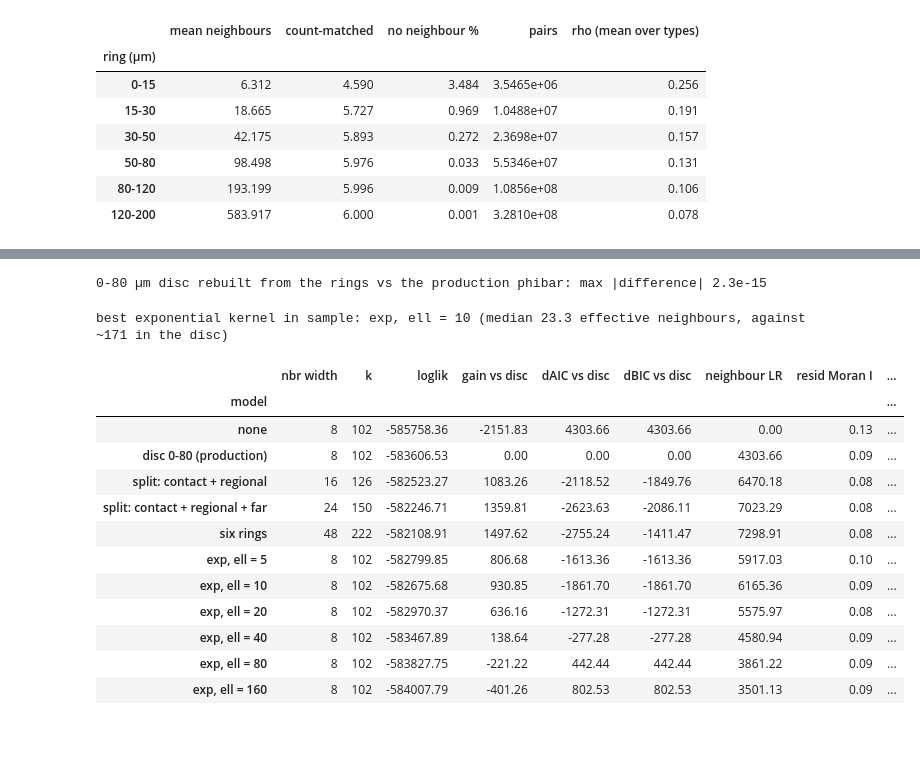
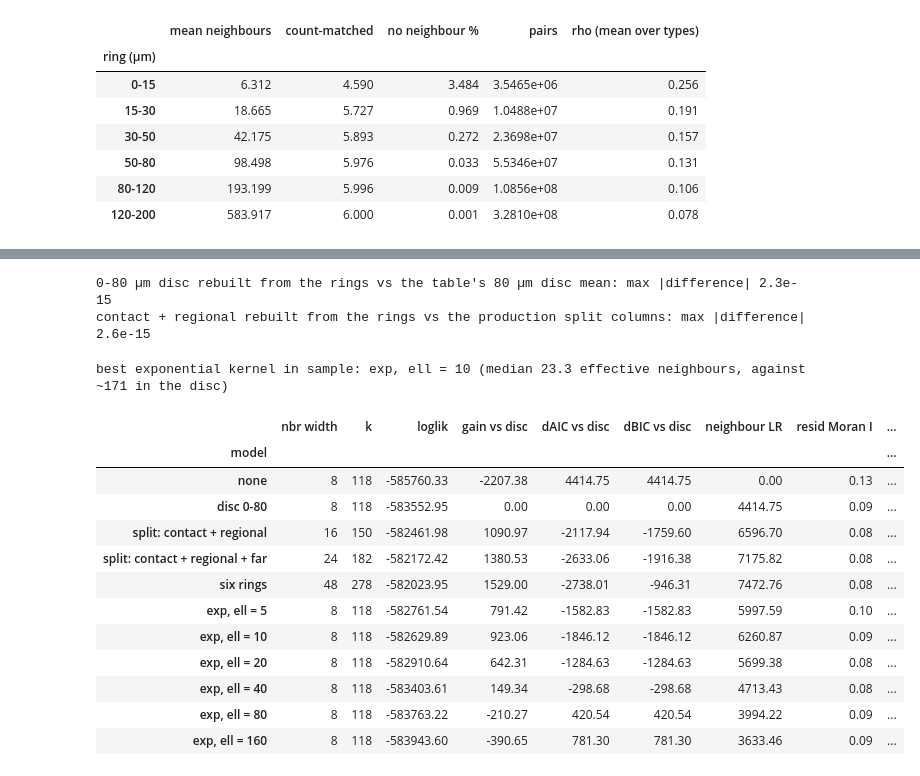
Before and after one commit to lachy01/Spatio-Temporal-Tissue-Dynamics, a Jupyter notebook: notebooks/nb_baseline.ipynb, the cells around one changed output, grey strips where cells are left out. Drawn from its saved outputs; the diff is of its cells as text; code cells hidden in the pictures; blank space fills up the shorter version.

```diff
--- a/notebooks/nb_baseline.ipynb
+++ b/notebooks/nb_baseline.ipynb
@@ -916,18 +936,19 @@ ring_bar = {}
 for r, lab in enumerate(ring_lab):
     for kind, S, Cn in (("naive", ann["sum"], ann["count"]), ("matched", ann["sum_matched"], ann["count_matched"])):
         ring_bar[(kind, lab)] = S[r][A] / Cn[r][A][:, None]
-DA = nbb.subset(D, A)
-ann_fit = {"none": nbb.cached("ann_nonbr", lambda: nbb.fit(nbb.subset(D, A, nbr=np.zeros_like(DA["nbr"])),
+prod_bar = disc_all[A]                    # the 80 um disc mean, the annulus set's reference
+DA = nbb.subset(D, A)                     # the production design (contact/regional split) on that set
+ann_fit = {"none": nbb.cached("ann_nonbr", lambda: nbb.fit(nbb.subset(D, A, nbr=np.zeros((len(A), 8))),
                                                            init=base_fit["params"], say=print, **BASE, **PEN)),
-           "disc 0-80": nbb.cached("ann_disc80", lambda: nbb.fit(DA, init=base_fit["params"], say=print, **BASE, **PEN))}
+           "disc 0-80": nbb.cached("ann_disc80", lambda: nbb.fit(nbb.subset(D, A, nbr=ring_proj(prod_bar)),
+                                                                 init=base_fit["params"], say=print, **BASE, **PEN))}
 for (kind, lab), Pb in ring_bar.items():
     ann_fit[(kind, lab)] = nbb.cached(f"ann_{kind}_{lab}", lambda Pb=Pb: nbb.fit(
-        nbb.subset(D, A, nbr=nbb.project_nbr(Pb, basis)), init=base_fit["params"], say=print, **BASE, **PEN))
+        nbb.subset(D, A, nbr=ring_proj(Pb)), init=base_fit["params"], say=print, **BASE, **PEN))
 # %%
-prod_bar = df[[f"nbr_phi_{j:02d}" for j in range(len(TYPES))]].to_numpy()[A]
 def ring_effects(f, Pb):
-    proj = nbb.project_nbr(Pb, basis); sdp = proj.std(0); sdt = Pb.std(0)
-    vt, Ct = nbb.estimate(f, "c", basis.Q_nbr)
+    proj = ring_proj(Pb); sdp = proj.std(0); sdt = Pb.std(0)
+    vt, Ct = nbb.estimate(f, "c", Q_RING)
     vp, Cp = nbb.estimate(f, "c")
     U, V = f["params"]["U"], f["params"]["V"]
     sig = np.linalg.svd(U @ V.T * sdp[None, :], compute_uv=False)
@@ -949,7 +970,7 @@ for kind in ("naive", "matched"):
                               "dim": f"q{d + 1}", "c": e["cproj"][d], "se": e["cproj_se"][d],
                               "rho_pair": ann["rho"][r, len(TYPES) + d]})
 ed = ring_effects(ann_fit["disc 0-80"], prod_bar)
-summ.append({"version": "production", "ring": "disc 0-80", "mean |beta|": np.abs(ed["beta"]).mean(),
+summ.append({"version": "reference", "ring": "disc 0-80", "mean |beta|": np.abs(ed["beta"]).mean(),
              "||beta||": np.linalg.norm(ed["beta"]), "sigma1(B) per SD": ed["sigma1_B"],
              "neighbour-block LR": 2 * (ann_fit["disc 0-80"]["loglik"] - ll0), "rho": np.nan,
              "converged": ann_fit["disc 0-80"]["info"]["converged"]})
@@ -1101,7 +1128,7 @@ def ring_mean(rs):
     S = sum(ann["sum"][r] for r in rs)[A]; Cn = sum(ann["count"][r] for r in rs)[A]
     return S / Cn[:, None]
 
-print(f"0-80 µm disc rebuilt from the rings vs the production phibar: max |difference| "
+print(f"0-80 µm disc rebuilt from the rings vs the table's 80 µm disc mean: max |difference| "
       f"{np.abs(ring_mean([0, 1, 2, 3]) - prod_bar).max():.1e}")
 BLOCKS = {"contact": ring_mean([0]), "regional": ring_mean([1, 2, 3]), "far": ring_mean([4, 5])}
 ELLS = (5.0, 10.0, 20.0, 40.0, 80.0, 160.0)
@@ -1109,55 +1136,63 @@ kern = nbb.cached("kernel_means", lambda: nbb.kernel_means(pxy, P, focal, ELLS))
 K_BAR = {ell: (kern["sum"][e] / kern["W"][e][:, None])[A] for e, ell in enumerate(ELLS)}
 neff = {ell: float(np.median((kern["W"][e] ** 2 / kern["W2"][e])[A])) for e, ell in enumerate(ELLS)}
 
-NBR = {"split: contact + regional": nbb.stack_nbr([BLOCKS["contact"], BLOCKS["regional"]], basis),
-       "split: contact + regional + far": nbb.stack_nbr([BLOCKS["contact"], BLOCKS["regional"],
-                                                         BLOCKS["far"]], basis),
-       "six rings": nbb.stack_nbr([ring_mean([r]) for r in range(6)], basis)}
+prod_split = np.hstack([df[[f"{pre}{j:02d}" for j in range(len(TYPES))]].to_numpy(float)[A]
+                        for pre in ("nbrc_phi_", "nbrr_phi_")])
+print(f"contact + regional rebuilt from the rings vs the production split columns: max |difference| "
+      f"{np.abs(np.hstack([BLOCKS['contact'], BLOCKS['regional']]) - prod_split).max():.1e}")
+DISC, SPLIT = "disc 0-80", "split: contact + regional"
+NBR, NBRQ = {}, {}
+for name, blocks in ((DISC, [prod_bar]), (SPLIT, [BLOCKS["contact"], BLOCKS["regional"]]),
+                     ("split: contact + regional + far", [BLOCKS["contact"], BLOCKS["regional"], BLOCKS["far"]]),
+                     ("six rings", [ring_mean([r]) for r in range(6)])):
+    NBR[name], NBRQ[name] = nbb.stack_nbr(blocks, basis, return_q=True)
 for ell in ELLS:
-    NBR[f"exp, ell = {ell:.0f}"] = nbb.project_nbr(K_BAR[ell], basis)
+    NBR[f"exp, ell = {ell:.0f}"], NBRQ[f"exp, ell = {ell:.0f}"] = nbb.stack_nbr([K_BAR[ell]], basis, return_q=True)
 TAG = {k: k.replace("split: ", "split_").replace(" + ", "_").replace(", ell = ", "_l").replace(" ", "_")
        for k in NBR}
-nbr_fit = {"none": ann_fit["none"], "disc 0-80 (production)": ann_fit["disc 0-80"]}
+TAG[DISC] = "disc"
+nbr_fit = {"none": ann_fit["none"]}
 for name, X in NBR.items():
     nbr_fit[name] = nbb.cached(f"nbr_{TAG[name]}", lambda X=X: nbb.fit(
         nbb.subset(D, A, nbr=X), init=base_fit["params"], say=print, **BASE, **PEN))
 # %% [output]
-0-80 µm disc rebuilt from the rings vs the production phibar: max |difference| 2.3e-15
+0-80 µm disc rebuilt from the rings vs the table's 80 µm disc mean: max |difference| 2.3e-15
+contact + regional rebuilt from the rings vs the production split columns: max |difference| 2.6e-15
 # %%
 T_A = nbb.tiles(xc[A], yc[A]); yA = y[A]
-ll_disc, ll_none = nbr_fit["disc 0-80 (production)"]["loglik"], nbr_fit["none"]["loglik"]
-k_disc = nbb.n_params(nbr_fit["disc 0-80 (production)"]["params"])
+ll_disc, ll_none = nbr_fit[DISC]["loglik"], nbr_fit["none"]["loglik"]
+k_disc = nbb.n_params(nbr_fit[DISC]["params"])
 rows = []
 for name, f in nbr_fit.items():
     k = nbb.n_params(f["params"])
     rows.append({"model": name, "nbr width": f["params"]["c"].size, "k": k, "loglik": f["loglik"],
                  "gain vs disc": f["loglik"] - ll_disc, "dAIC vs disc": 2 * (k - k_disc) - 2 * (f["loglik"] - ll_disc),
                  "dBIC vs disc": (k - k_disc) * np.log(len(A)) - 2 * (f["loglik"] - ll_disc),
                  "neighbour LR": 2 * (f["loglik"] - ll_none),
                  "resid Moran I": nbb.tile_moran(nbb.pearson(yA, f["mu"], f["alpha"]), T_A, permutations=0)["I"],
                  "median n_eff": next((neff[e] for e in ELLS if name == f"exp, ell = {e:.0f}"), np.nan),
                  "converged": f["info"]["converged"]})
 nbr_tab = pd.DataFrame(rows).set_index("model")
 nbr_tab.to_csv(OUT / "neighbourhood_models.csv")
 exp_names = [f"exp, ell = {e:.0f}" for e in ELLS]
 BEST_EXP = max(exp_names, key=lambda m: nbr_tab.loc[m, "loglik"])
 print(f"best exponential kernel in sample: {BEST_EXP} (median {nbr_tab.loc[BEST_EXP, 'median n_eff']:.1f} "
       f"effective neighbours, against ~{ann['count'][:4].sum(0)[A].mean():.0f} in the disc)")
 nbr_tab.round(2)
 # %% [output]
 best exponential kernel in sample: exp, ell = 10 (median 23.3 effective neighbours, against ~171 in the disc)
 |  | nbr width | k | loglik | gain vs disc | dAIC vs disc | dBIC vs disc | neighbour LR | resid Moran I | ... |
 | model |  |  |  |  |  |  |  |  | ... |
-| none | 8 | 102 | -585758.36 | -2151.83 | 4303.66 | 4303.66 | 0.00 | 0.13 | ... |
-| disc 0-80 (production) | 8 | 102 | -583606.53 | 0.00 | 0.00 | 0.00 | 4303.66 | 0.09 | ... |
-| split: contact + regional | 16 | 126 | -582523.27 | 1083.26 | -2118.52 | -1849.76 | 6470.18 | 0.08 | ... |
-| split: contact + regional + far | 24 | 150 | -582246.71 | 1359.81 | -2623.63 | -2086.11 | 7023.29 | 0.08 | ... |
-| six rings | 48 | 222 | -582108.91 | 1497.62 | -2755.24 | -1411.47 | 7298.91 | 0.08 | ... |
-| exp, ell = 5 | 8 | 102 | -582799.85 | 806.68 | -1613.36 | -1613.36 | 5917.03 | 0.10 | ... |
-| exp, ell = 10 | 8 | 102 | -582675.68 | 930.85 | -1861.70 | -1861.70 | 6165.36 | 0.09 | ... |
-| exp, ell = 20 | 8 | 102 | -582970.37 | 636.16 | -1272.31 | -1272.31 | 5575.97 | 0.08 | ... |
-| exp, ell = 40 | 8 | 102 | -583467.89 | 138.64 | -277.28 | -277.28 | 4580.94 | 0.09 | ... |
-| exp, ell = 80 | 8 | 102 | -583827.75 | -221.22 | 442.44 | 442.44 | 3861.22 | 0.09 | ... |
-| exp, ell = 160 | 8 | 102 | -584007.79 | -401.26 | 802.53 | 802.53 | 3501.13 | 0.09 | ... |
+| none | 8 | 118 | -585760.33 | -2207.38 | 4414.75 | 4414.75 | 0.00 | 0.13 | ... |
+| disc 0-80 | 8 | 118 | -583552.95 | 0.00 | 0.00 | 0.00 | 4414.75 | 0.09 | ... |
+| split: contact + regional | 16 | 150 | -582461.98 | 1090.97 | -2117.94 | -1759.60 | 6596.70 | 0.08 | ... |
+| split: contact + regional + far | 24 | 182 | -582172.42 | 1380.53 | -2633.06 | -1916.38 | 7175.82 | 0.08 | ... |
+| six rings | 48 | 278 | -582023.95 | 1529.00 | -2738.01 | -946.31 | 7472.76 | 0.08 | ... |
+| exp, ell = 5 | 8 | 118 | -582761.54 | 791.42 | -1582.83 | -1582.83 | 5997.59 | 0.10 | ... |
+| exp, ell = 10 | 8 | 118 | -582629.89 | 923.06 | -1846.12 | -1846.12 | 6260.87 | 0.09 | ... |
+| exp, ell = 20 | 8 | 118 | -582910.64 | 642.31 | -1284.63 | -1284.63 | 5699.38 | 0.08 | ... |
+| exp, ell = 40 | 8 | 118 | -583403.61 | 149.34 | -298.68 | -298.68 | 4713.43 | 0.08 | ... |
+| exp, ell = 80 | 8 | 118 | -583763.22 | -210.27 | 420.54 | 420.54 | 3994.22 | 0.09 | ... |
+| exp, ell = 160 | 8 | 118 | -583943.60 | -390.65 | 781.30 | 781.30 | 3633.46 | 0.09 | ... |
 # %%
 # What each neighbourhood contributes, per SD of its mean, in cell-type coordinates
```
Also changed, not shown: parts of 26 cells of this notebook, 12 other files.
